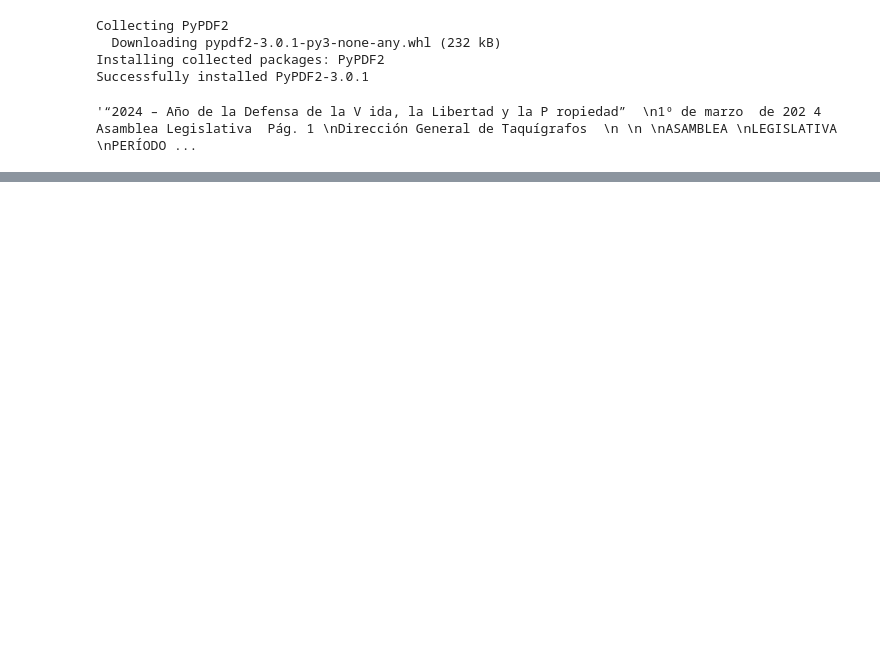
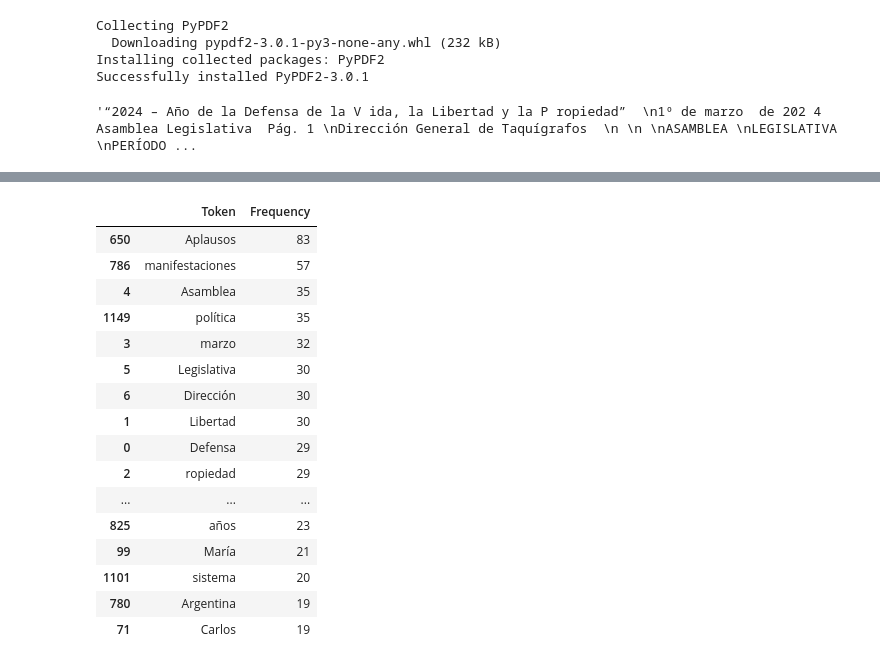
Before and after one commit to LCaravaggio/EscueladeInnovacion, a Jupyter notebook: OCR_y_Análisis_en_Python.ipynb, the cells around one changed output, grey strips where cells are left out. Cells and saved outputs as stored; diff of their text form; code cells hidden in the pictures; blank space fills up the shorter version.

```diff
--- a/OCR_y_Análisis_en_Python.ipynb
+++ b/OCR_y_Análisis_en_Python.ipynb
@@ -39,0 +75,24 @@ raw
+# %%
+import pandas as pd
+df = pd.DataFrame(list(fd.items()), columns=['Token', 'Frequency'])
+df = df.sort_values(by='Frequency', ascending=False)
+# %%
+df[:20]
+# %% [output]
+|  | Token | Frequency |
+| 650 | Aplausos | 83 |
+| 786 | manifestaciones | 57 |
+| 4 | Asamblea | 35 |
+| 1149 | política | 35 |
+| 3 | marzo | 32 |
+| 5 | Legislativa | 30 |
+| 6 | Dirección | 30 |
+| 1 | Libertad | 30 |
+| 0 | Defensa | 29 |
+| 2 | ropiedad | 29 |
+| ... | ... | ... |
+| 825 | años | 23 |
+| 99 | María | 21 |
+| 1101 | sistema | 20 |
+| 780 | Argentina | 19 |
+| 71 | Carlos | 19 |
```
Also changed, not shown: parts of 6 cells of this notebook.
